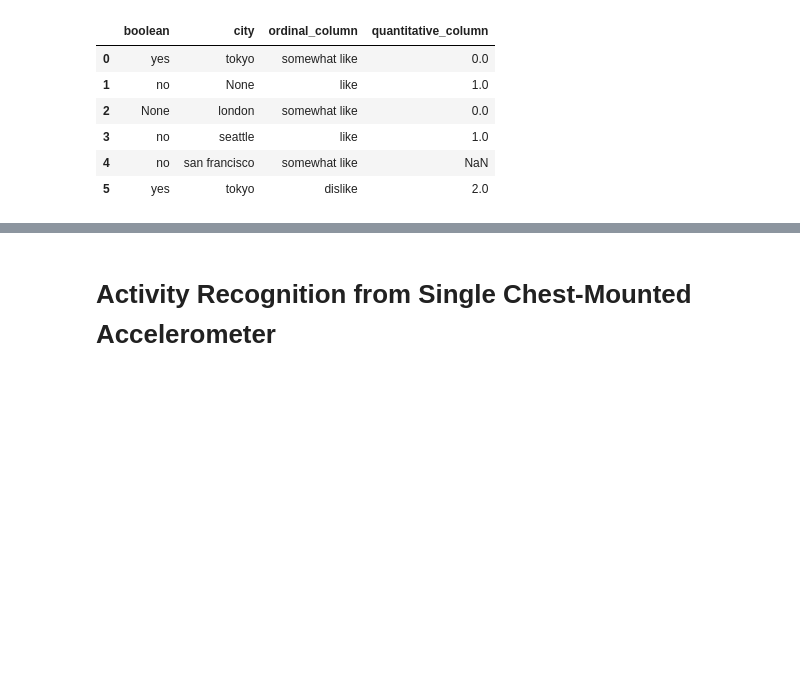
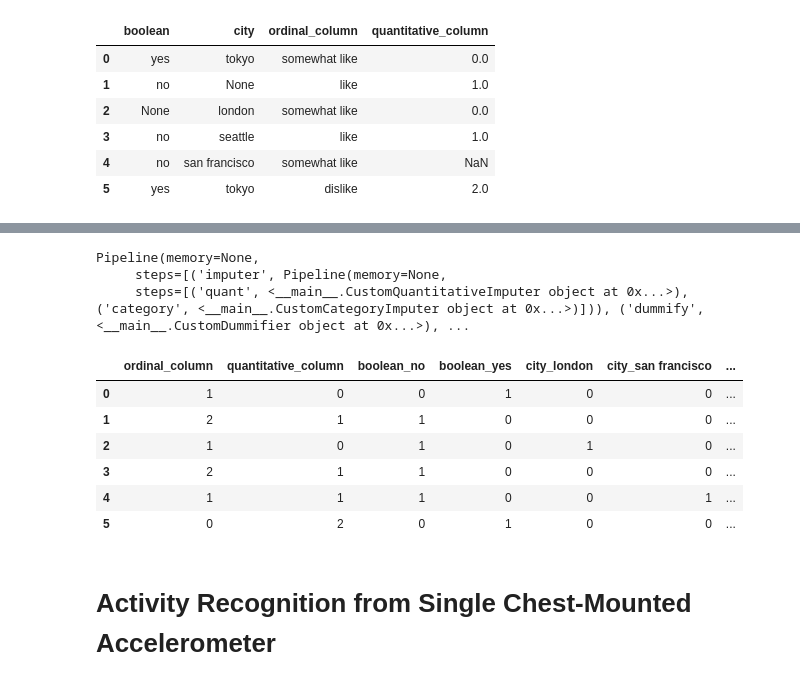
Before and after one commit to yungshun317/feature-construction, a Jupyter notebook: activity_recognition_from_single_chest_mounted_accelerometer.ipynb, the cells around one changed output, grey strips where cells are left out. Saved outputs shown, nothing was run; the diff lists cells and outputs as text; code cells hidden in the pictures; blank space fills up the shorter version.

Commit message:
Bring together each of the custom transformers in a pipeline

```diff
--- a/activity_recognition_from_single_chest_mounted_accelerometer.ipynb
+++ b/activity_recognition_from_single_chest_mounted_accelerometer.ipynb
@@ -295,0 +307,2 @@ cc.fit_transform(X)
+# %%
+pipe = Pipeline([("imputer", imputer), ('dummify', cd), ('encode', ce), ('cut', cc)])
@@ -296,2 +320,18 @@ cc.fit_transform(X)
+# %%
+pipe.fit(X)
+# %% [output]
+Pipeline(memory=None,
+     steps=[('imputer', Pipeline(memory=None,
+     steps=[('quant', <__main__.CustomQuantitativeImputer object at 0x...>), ('category', <__main__.CustomCategoryImputer object at 0x...>)])), ('dummify', <__main__.CustomDummifier object at 0x...>), ...
+# %%
+pipe.transform(X)
+# %% [output]
+|  | ordinal_column | quantitative_column | boolean_no | boolean_yes | city_london | city_san francisco | ... |
+| 0 | 1 | 0 | 0 | 1 | 0 | 0 | ... |
+| 1 | 2 | 1 | 1 | 0 | 0 | 0 | ... |
+| 2 | 1 | 0 | 1 | 0 | 1 | 0 | ... |
+| 3 | 2 | 1 | 1 | 0 | 0 | 0 | ... |
+| 4 | 1 | 1 | 1 | 0 | 0 | 1 | ... |
+| 5 | 0 | 2 | 0 | 1 | 0 | 0 | ... |
 # %% [markdown]
 # Activity Recognition from Single Chest-Mounted Accelerometer
```
Also changed, not shown: parts of 4 cells of this notebook.
